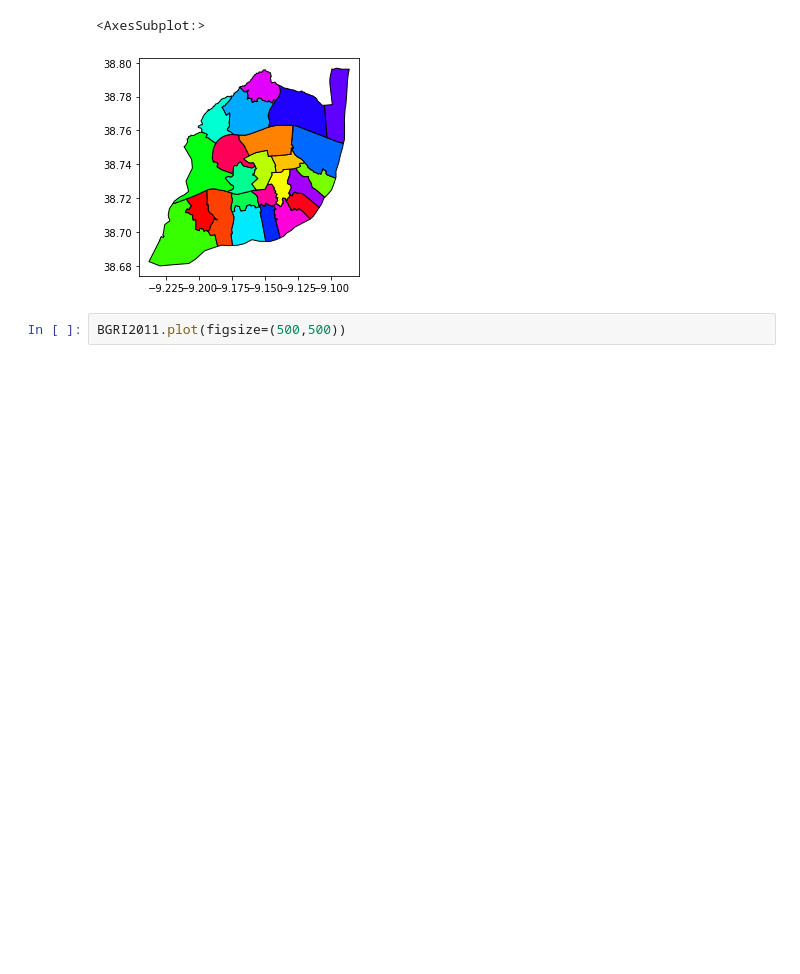
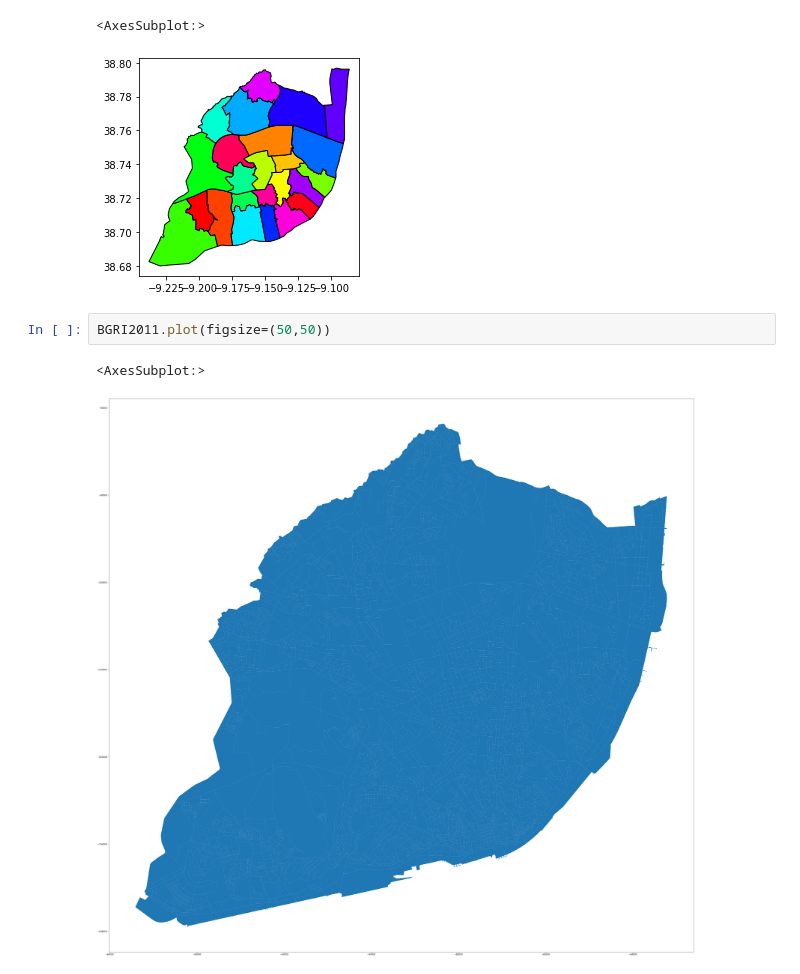
Before and after one commit to TJZLiu/Lisbon-freguesias, a Jupyter notebook: Lisbon freguesias.ipynb, the cells around one changed output. Cells and saved outputs as stored; diff of their text form; blank space fills up the shorter version.

```diff
--- a/Lisbon freguesias.ipynb
+++ b/Lisbon freguesias.ipynb
@@ -101,5 +104,8 @@ current_f.plot(edgecolor='black',cmap='hsv',column='Freguesia')
 <AxesSubplot:>
 [figure]
 # %%
-BGRI2011.plot(figsize=(500,500))
+BGRI2011.plot(figsize=(50,50))
+# %% [output]
+<AxesSubplot:>
+[figure, added]
 # %%
```
Also changed, not shown: parts of 4 cells of this notebook.
